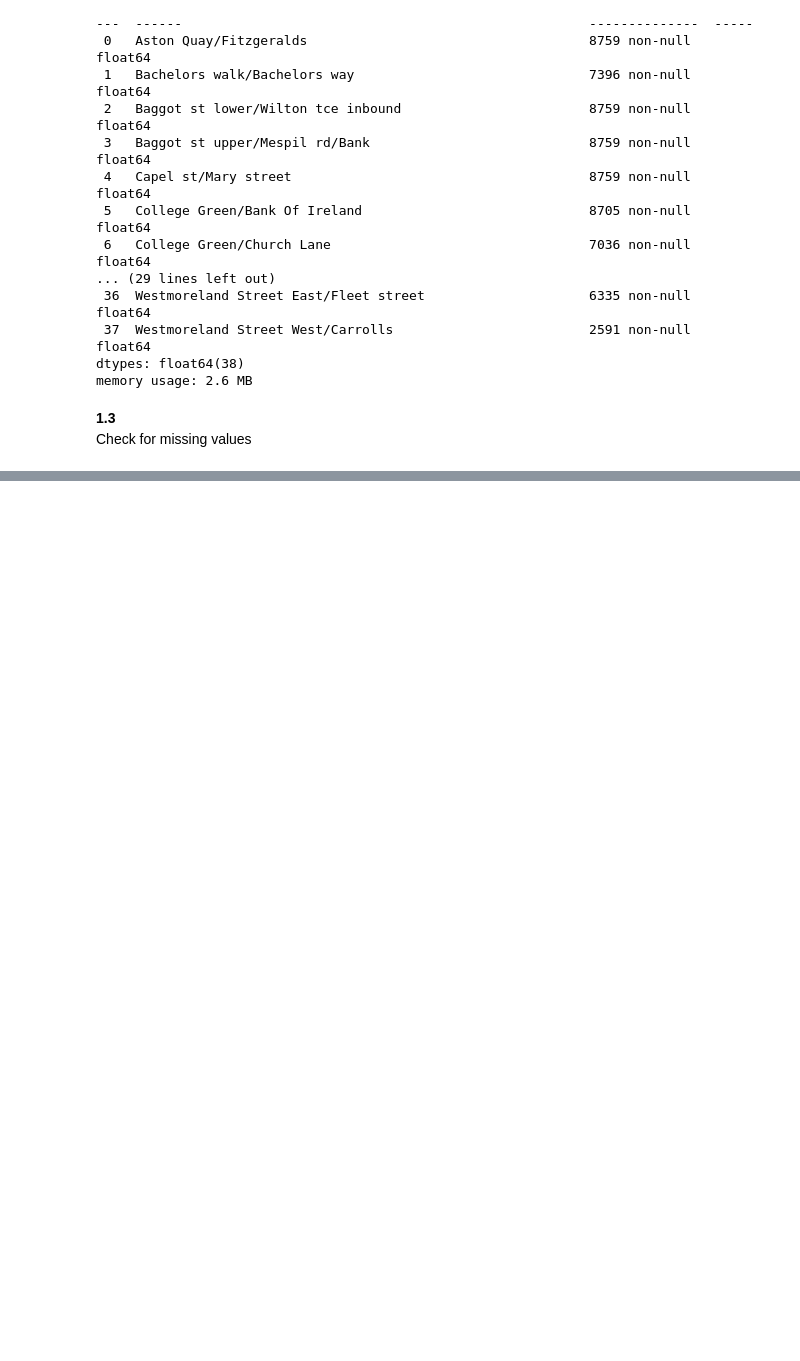
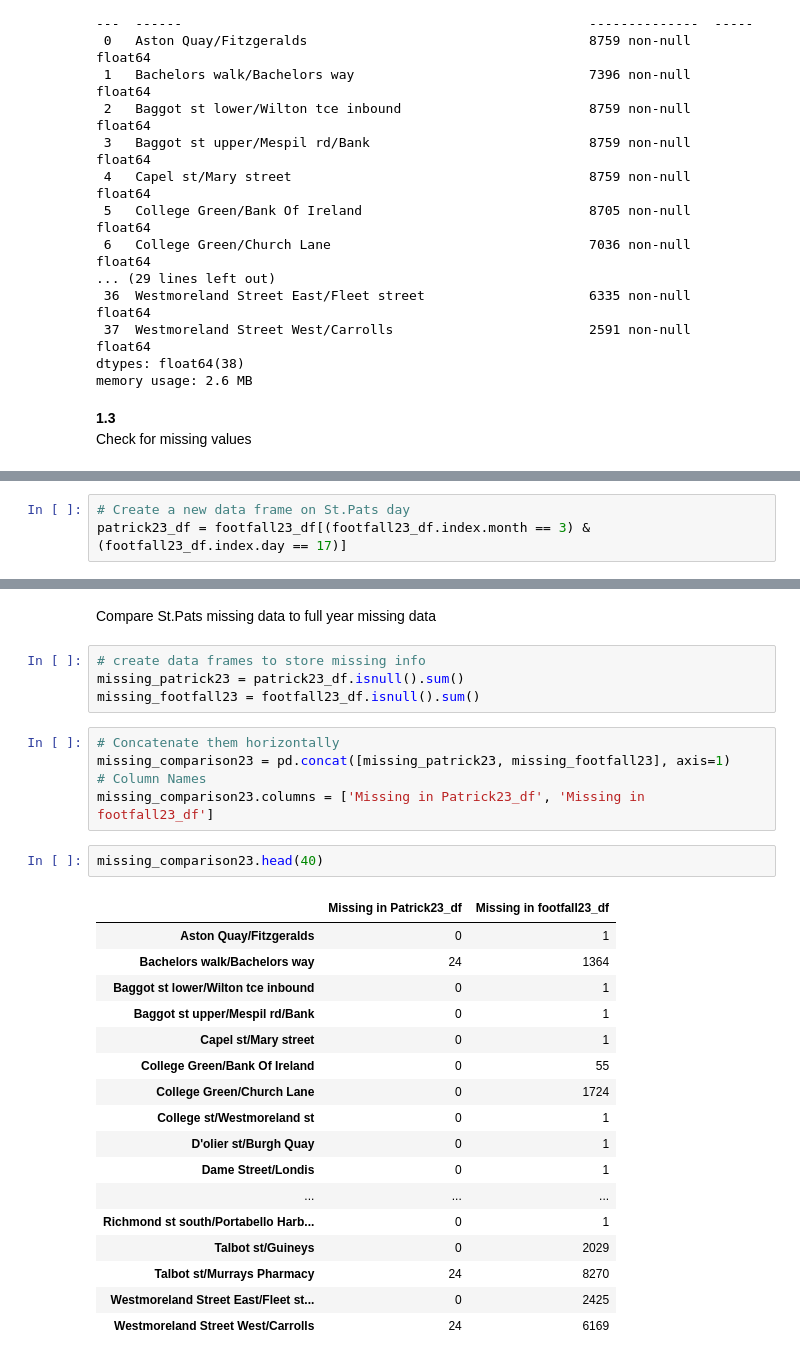
Before and after one commit to CCT-Dublin/ca1-sbs24004, a Jupyter notebook: Tourism.ipynb, the cells around one changed output, grey strips where cells are left out. Cells and saved outputs as stored; diff of their text form; blank space fills up the shorter version.

Commit message:
Patricks Day Missing Values

```diff
--- a/Tourism.ipynb
+++ b/Tourism.ipynb
@@ -237,0 +245,3 @@ dtype: int64
+# %%
+# Create a new data frame on St.Pats day
+patrick23_df = footfall23_df[(footfall23_df.index.month == 3) & (footfall23_df.index.day == 17)]
@@ -237,0 +280,31 @@ dtype: int64
+# %% [markdown]
+Compare St.Pats missing data to full year missing data
+# %%
+# create data frames to store missing info
+missing_patrick23 = patrick23_df.isnull().sum()
+missing_footfall23 = footfall23_df.isnull().sum()
+# %%
+# Concatenate them horizontally
+missing_comparison23 = pd.concat([missing_patrick23, missing_footfall23], axis=1)
+# Column Names
+missing_comparison23.columns = ['Missing in Patrick23_df', 'Missing in footfall23_df']
+# %%
+missing_comparison23.head(40)
+# %% [output]
+|  | Missing in Patrick23_df | Missing in footfall23_df |
+| Aston Quay/Fitzgeralds | 0 | 1 |
+| Bachelors walk/Bachelors way | 24 | 1364 |
+| Baggot st lower/Wilton tce inbound | 0 | 1 |
+| Baggot st upper/Mespil rd/Bank | 0 | 1 |
+| Capel st/Mary street | 0 | 1 |
+| College Green/Bank Of Ireland | 0 | 55 |
+| College Green/Church Lane | 0 | 1724 |
+| College st/Westmoreland st | 0 | 1 |
+| D'olier st/Burgh Quay | 0 | 1 |
+| Dame Street/Londis | 0 | 1 |
+| ... | ... | ... |
+| Richmond st south/Portabello Harb... | 0 | 1 |
+| Talbot st/Guineys | 0 | 2029 |
+| Talbot st/Murrays Pharmacy | 24 | 8270 |
+| Westmoreland Street East/Fleet st... | 0 | 2425 |
+| Westmoreland Street West/Carrolls | 24 | 6169 |
```
Also changed, not shown: parts of 12 cells of this notebook, 2 other files.
